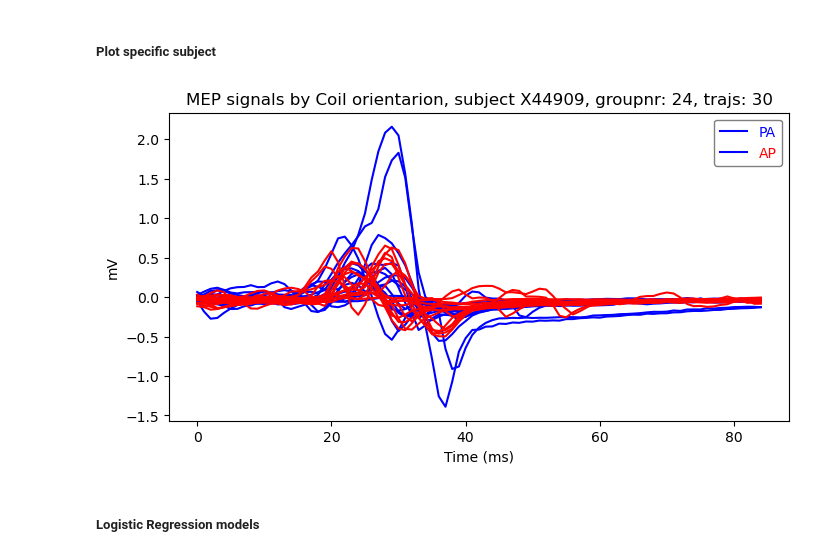
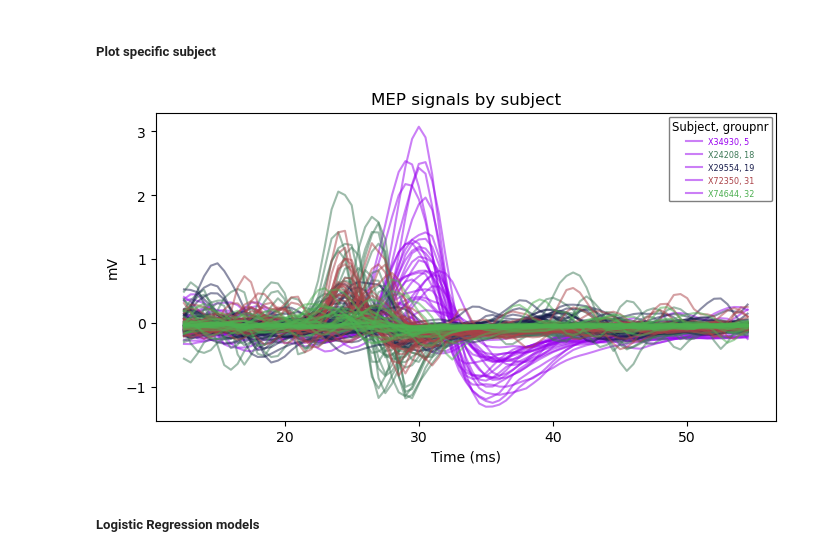
Before and after one commit to johannefranck/MEP, a Jupyter notebook: main.ipynb, the cells around one changed output. Drawn from its saved outputs; the diff is of its cells as text; code cells hidden in the pictures.

```diff
--- a/main.ipynb
+++ b/main.ipynb
@@ -62,15 +66,15 @@ X, y, groups, list_subjects = data.get_all_data(filelist)
 ##### Plot specific subject
 # %%
 # Plot Specific groups
-#plot_groups(X, groups, list_subjects=list_subjects, specifics = [5,18,19,31,32])
+plot_functions.plot_groups(X, groups, list_subjects=list_subjects, specifics = [5,18,19,31,32])
 
 # Plot all subjects by coil orientations, PA and AP
 #plot_coil(X,y, list_subjects, groups, mean = False, subject = None)
 
-subject = 24 # set specific subject
-plot_functions.plot_subject_coil(X,y,list_subjects,groups,mean=False,subject=subject)
+#subject = 24 # set specific subject
+#plot_functions.plot_subject_coil(X,y,list_subjects,groups,mean=False,subject=subject)
 # %% [output]
-[figure, old version]
+[figure, new version]
 # %% [markdown]
 ##### Logistic Regression models
 # %%
```
Also changed, not shown: parts of 9 cells of this notebook, 1 other file.
